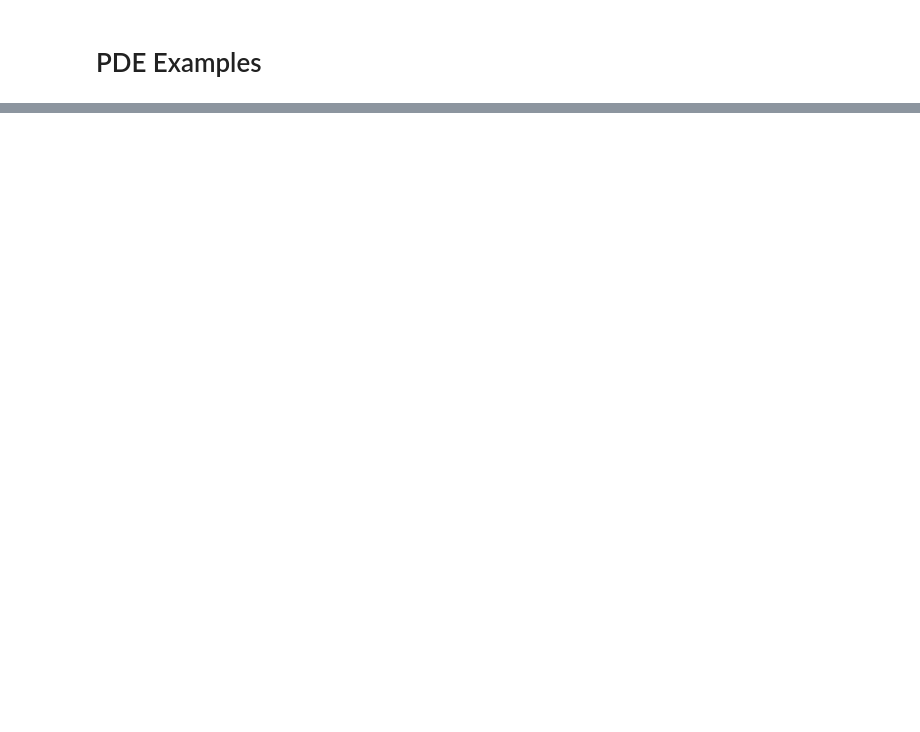
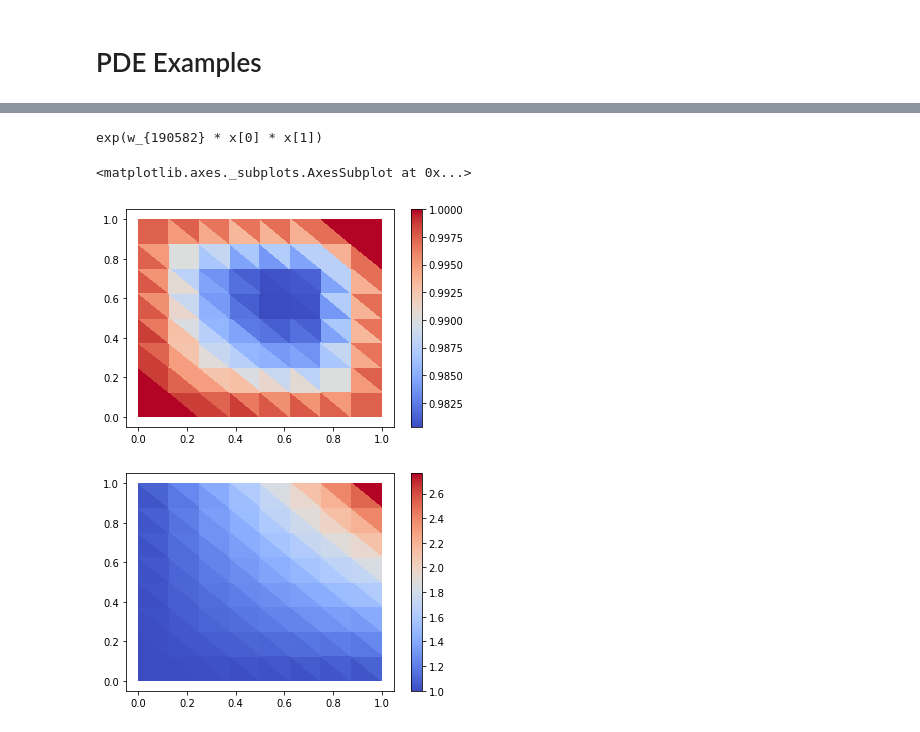
Before and after one commit to msc-acse/acse-9-independent-research-project-kmei92, a Jupyter notebook: acse/test_notebooks/firedrake_framework_module_notebook.ipynb, the cells around one changed output, grey strips where cells are left out. Cells and saved outputs as stored; diff of their text form; code cells hidden in the pictures; blank space fills up the shorter version.

Commit message:
updated test notebooks

```diff
--- a/acse/test_notebooks/firedrake_framework_module_notebook.ipynb
+++ b/acse/test_notebooks/firedrake_framework_module_notebook.ipynb
@@ -760,0 +839,47 @@ print(error_L2)
+# %%
+mesh = fd.UnitSquareMesh(4, 4)
+Q = fd.FunctionSpace(mesh, 'CG', 1)
+
+x, y = fd.SpatialCoordinate(mesh)
+
+alpha = fd.Constant(3)
+beta = fd.Constant(1.2)
+
+t0 = 0
+t = fd.Constant(t0)
+T0 = fd.exp(x*y*t)
+print(T0)
+
+T_n = fd.interpolate(T0, Q)
+T = fd.TrialFunction(Q)
+v = fd.TestFunction(Q)
+f = x*y - (y*t)**2 - (x*t)**2
+dt = 0.1
+k = fd.Constant(dt)
+bc = fd.DirichletBC(Q, T0, 'on_boundary')
+
+
+
+F = T*v*fd.dx + k*fd.dot(fd.nabla_grad(T), fd.nabla_grad(v))*fd.dx - (T_n + k * f)*v*fd.dx
+a, L = fd.system(F)
+
+T_ = fd.Function(Q)
+
+while t0 < 1:
+
+    fd.solve(a == L, T_, bcs=[bc])
+
+    T_n.assign(T_)
+    t0 += dt
+    t.assign(t0)
+#     bc = fd.DirichletBC(Q, T0, 'on_boundary')
+
+
+fd.plot(T_)
+T_exact = fd.interpolate(T0, Q)
+fd.plot(T_exact)
+# %% [output]
+exp(w_{190582} * x[0] * x[1])
+<matplotlib.axes._subplots.AxesSubplot at 0x...>
+[figure, added]
+[figure, added]
```
Also changed, not shown: parts of 39 cells of this notebook, 2 other files.
